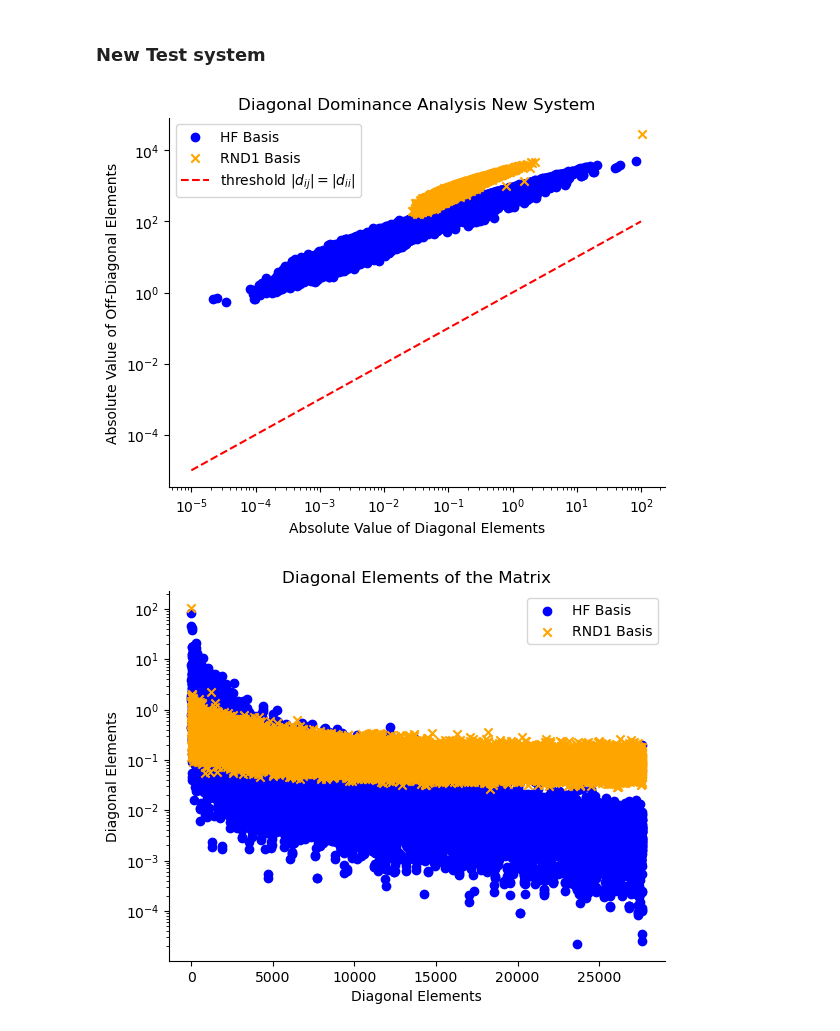
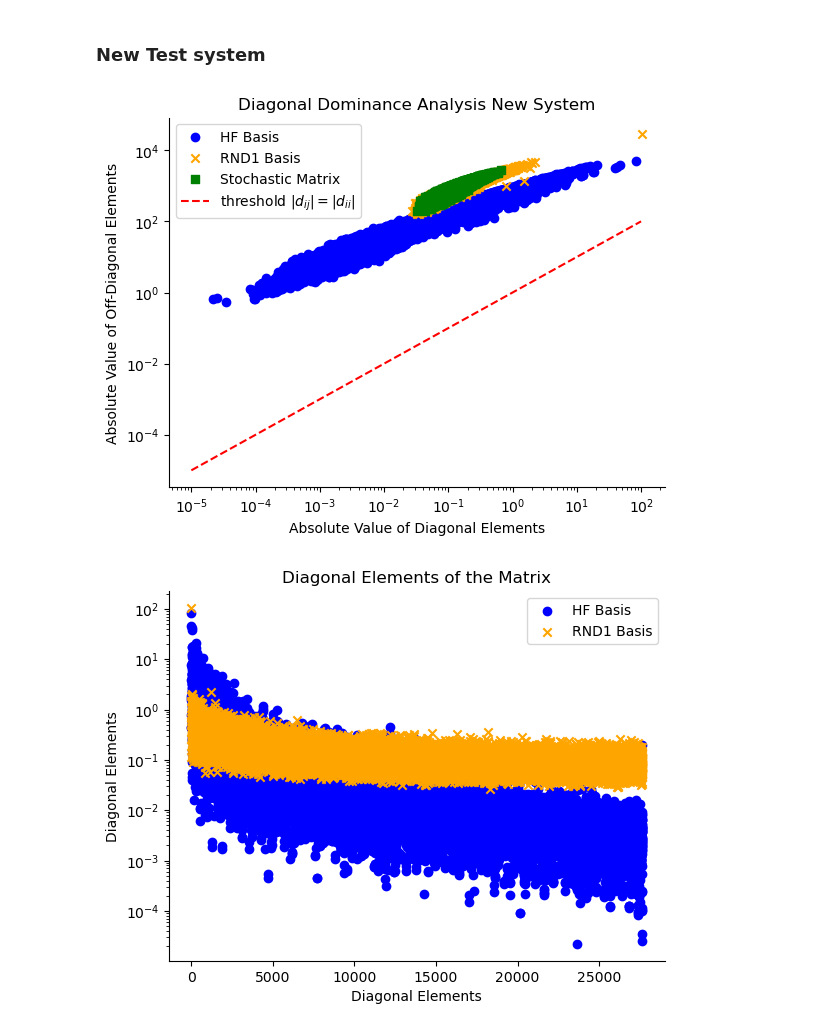
Before and after one commit to framere/Final_codes_MA, a Jupyter notebook: plot_comp_time.ipynb, the cells around one changed output. Cells and saved outputs as stored; diff of their text form; code cells hidden in the pictures.

```diff
--- a/plot_comp_time.ipynb
+++ b/plot_comp_time.ipynb
@@ -135,34 +138,37 @@ sns.despine()
 # %%
 file_HF = "diagonal_analysis_HFbasis.txt"
 file_RND1 = "diagonal_analysis_RNDbasis1.txt"
+file_stochastic = "analysis_stochastic_RND.txt"
 
 def read_diagonal_analysis(file):
     with open(file, 'r') as f:
         lines = f.readlines()
     data = []
     for line in lines:
         if line.strip():  # Check if the line is not empty
             parts = line.split()
             data.append([float(part) for part in parts])
     return np.array(data)
 
 data_HF = read_diagonal_analysis(file_HF)
 data_RND1 = read_diagonal_analysis(file_RND1)
+data_stochastic = read_diagonal_analysis(file_stochastic)
 
 plt.figure()
 plt.scatter(data_HF[:, 0], data_HF[:, 1], label='HF Basis', color='blue', marker='o')
 plt.scatter(data_RND1[:, 0], data_RND1[:, 1], label='RND1 Basis', color='orange', marker='x')
+plt.scatter(data_stochastic[:, 0], data_stochastic[:, 1], label='Stochastic Matrix', color='green', marker='s')
 plt.xlabel('Absolute Value of Diagonal Elements')
 plt.ylabel('Absolute Value of Off-Diagonal Elements')
 plt.plot([0.00001, 100], [0.00001, 100], color='red', linestyle='--', label='threshold $|d_{ij}| = |d_{ii}|$')
 plt.xscale('log')
 plt.yscale('log')
 plt.title('Diagonal Dominance Analysis New System')
 plt.legend()
 sns.despine()
 plt.savefig("Diagonal_Dominance.png", dpi=300, bbox_inches='tight')
 # %% [output]
-[figure, old version]
+[figure, new version]
 # %%
 # plot the value of the diagonal elements
 
```
Also changed, not shown: parts of 2 cells of this notebook, 14 other files.
